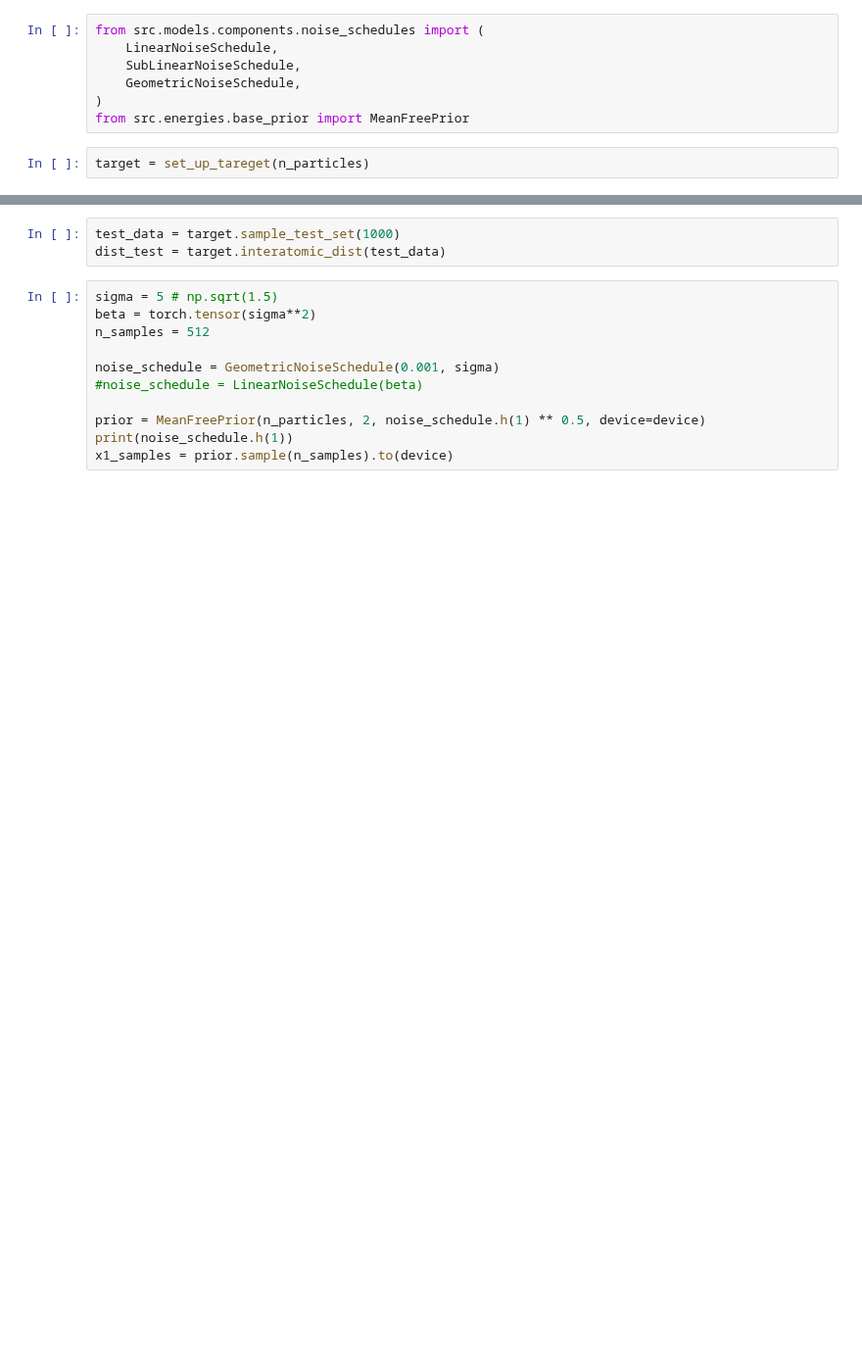
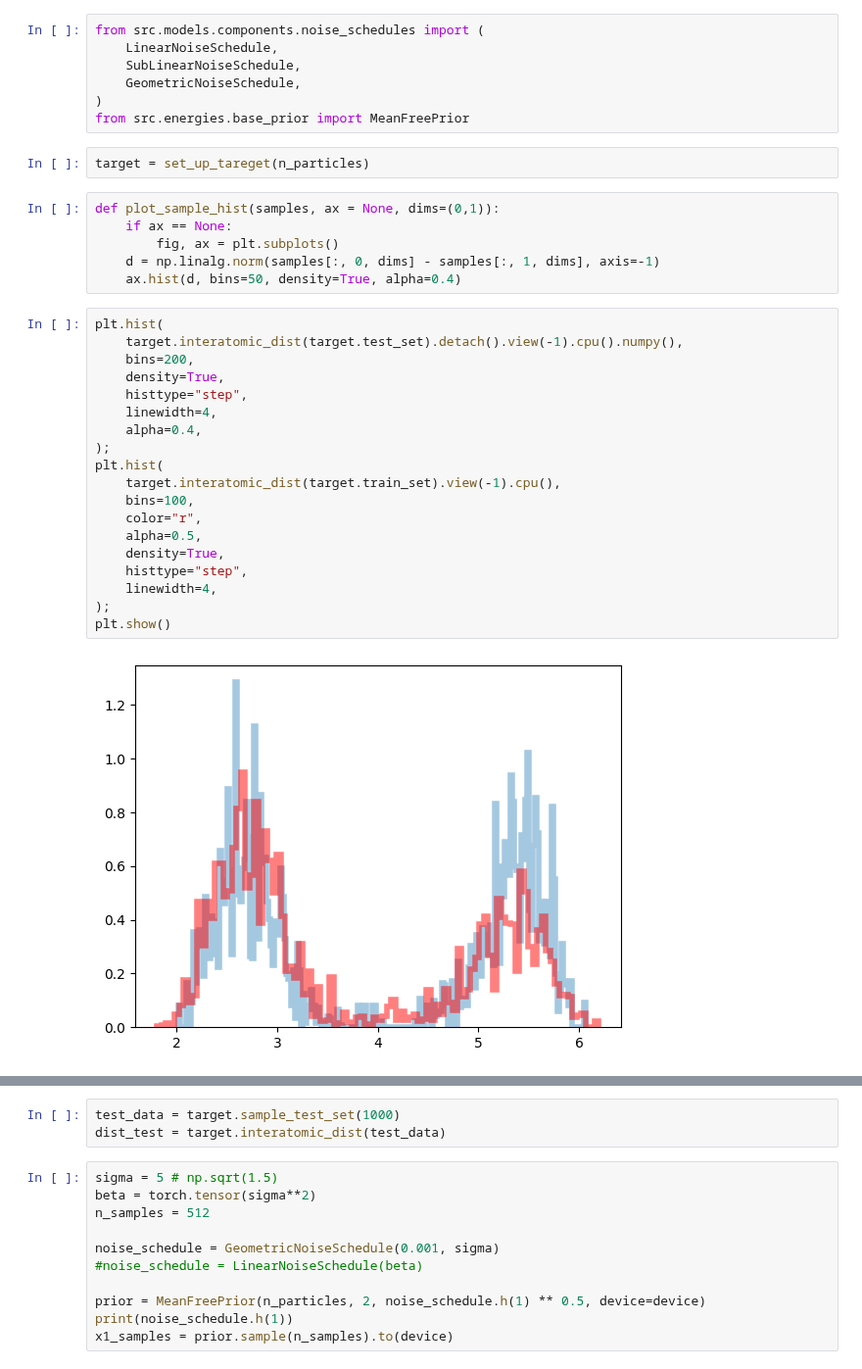
Before and after one commit to taraak/pita, a Jupyter notebook: runner/notebooks/dw4_training.ipynb, the cells around one changed output, grey strips where cells are left out. Shown at 98% size. Cells and saved outputs as stored; diff of their text form; blank space fills up the shorter version.

```diff
--- a/runner/notebooks/dw4_training.ipynb
+++ b/runner/notebooks/dw4_training.ipynb
@@ -269,3 +399,30 @@ from src.models.components.noise_schedules import (
 from src.energies.base_prior import MeanFreePrior
 # %%
 target = set_up_tareget(n_particles)
+# %%
+def plot_sample_hist(samples, ax = None, dims=(0,1)):
+    if ax == None:
+        fig, ax = plt.subplots()
+    d = np.linalg.norm(samples[:, 0, dims] - samples[:, 1, dims], axis=-1)
+    ax.hist(d, bins=50, density=True, alpha=0.4)
+# %%
+plt.hist(
+    target.interatomic_dist(target.test_set).detach().view(-1).cpu().numpy(),
+    bins=200,
+    density=True,
+    histtype="step",
+    linewidth=4,
+    alpha=0.4,
+);
+plt.hist(
+    target.interatomic_dist(target.train_set).view(-1).cpu(),
+    bins=100,
+    color="r",
+    alpha=0.5,
+    density=True,
+    histtype="step",
+    linewidth=4,
+);
+plt.show()
+# %% [output]
+[figure, added]
```
Also changed, not shown: parts of 18 cells of this notebook, 2 other files.
